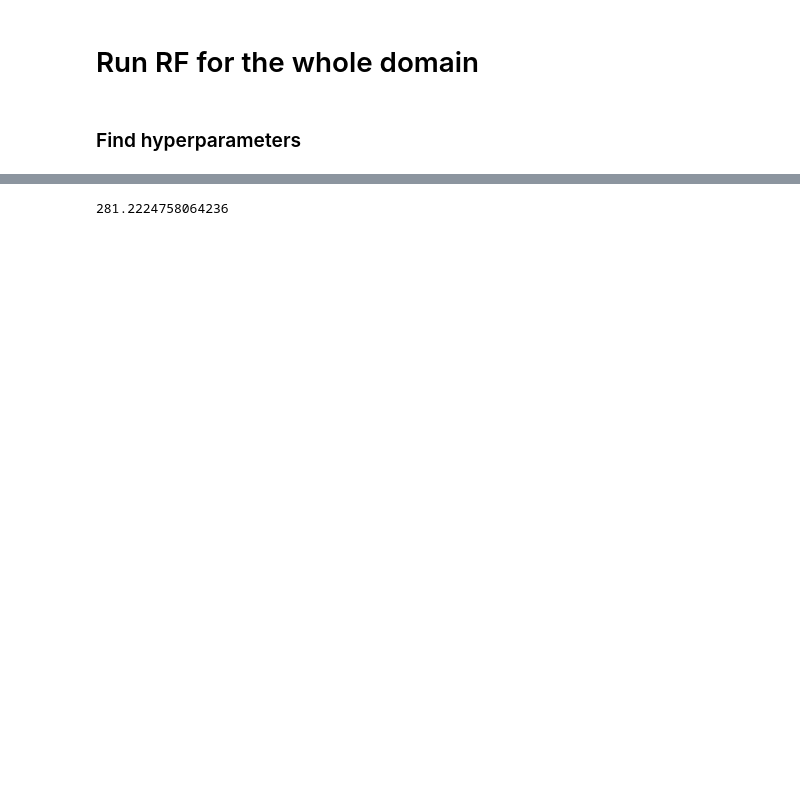
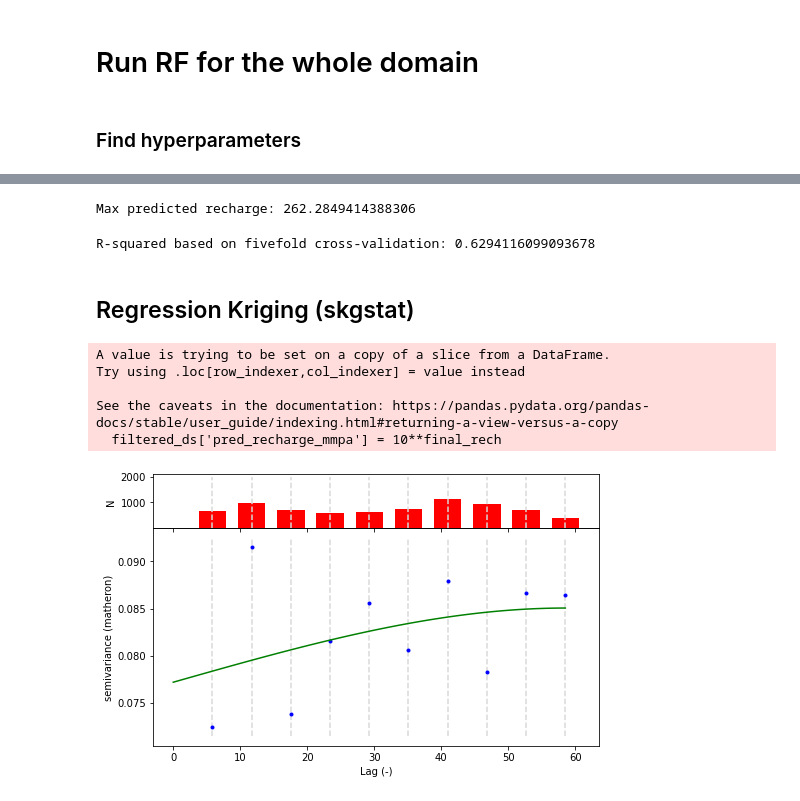
Before and after one commit to pazolka/rf-groundwater-recharge-africa, a Jupyter notebook: RF_map_01.ipynb, the cells around one changed output, grey strips where cells are left out. Drawn from its saved outputs; the diff is of its cells as text; code cells hidden in the pictures; blank space fills up the shorter version.

```diff
--- a/RF_map_01.ipynb
+++ b/RF_map_01.ipynb
@@ -110,4 +108,8 @@ coords, T0, out_shape = getAllCoordinates('High_res_data_01/NDVI_Afr_01.tif', gr
 # %%
+# get all coordinates of the smallest raster - workaround as rasters have slightly different shapes
+coords, T0, out_shape = getAllCoordinates('High_res_data_01/NDVI_Afr_01.tif', grid=0.1)
+coords_np = np.array([*coords])
+
 # read rasters
 pet_src = rasterio.open('High_res_data_01/LTA_PET_Afr_01.tif')
 p_src = rasterio.open('High_res_data_01/LTA_CHIRPS_clipped_01.tif')
@@ -131,7 +127,7 @@ KeyboardInterrupt:
 # combine predictors in a dataframe
 raw_ds = pd.DataFrame({'LTA_CHIRPS_mmpa': p_samples, 'LTA_PET_mm': pet_samples, 'Aridity': ai_samples,
                        'NDVI': ndvi_samples,
-                       'SM10_m3m3': sm_samples,
+                       'SM10_m3m3': sm_samples, 'Lat': coords_np[:,0], 'Lon': coords_np[:,1]
                       })
 
 # take rows with valid predictor data (land only)
@@ -140,14 +136,4 @@ filtered_ds = raw_ds[(raw_ds['LTA_CHIRPS_mmpa'] >= 0) & (raw_ds['LTA_PET_mm'] >=
                      & (raw_ds['SM10_m3m3'] > 0)]
 
 # convert dataframe to numpy array
-domain_features = np.array(filtered_ds)
-
-params = {'n_estimators': 2000,
-         'min_samples_split': 15,
-         'min_samples_leaf': 1,
-         'max_features': 'auto',
-         'max_depth': 60,
-         'bootstrap': True}
-
-# instantiate random forest model
-final_rf = RandomForestRegressor(**params, oob_score=True)
+domain_features = np.array(filtered_ds)[:,:-2]
@@ -154,4 +156,6 @@ final_rf = RandomForestRegressor(**params, oob_score=True)
 # %%
+# instantiate random forest model
+final_rf = RandomForestRegressor(**rf_random.best_params_, oob_score=True)
 # train the model on entire BGS dataset
 final_rf.fit(features[:,:-1], labels)
 # use the forest's predict method on the whole domain
@@ -195,4 +206,60 @@ Variable: LTA_PET_mm           Importance: 0.02
 # %%
-10**np.max(pred_recharge)
+print(f'Max predicted recharge: {10**np.max(pred_recharge)}')
 # %% [output]
-281.2224758064236
+Max predicted recharge: 262.2849414388306
+# %%
+# report R-squared based on fivefold cross validation
+print(f'R-squared based on fivefold cross-validation: {np.mean(cross_val_score(final_rf, features[:,:-1], labels, cv=5))}')
+# %% [output]
+R-squared based on fivefold cross-validation: 0.6294116099093678
+# %% [markdown]
+## Regression Kriging (skgstat)
+# %%
+import skgstat as skg
+import gstools as gs
+
+# coords of sample sites
+p = file.iloc[:, [-2,-3]].to_numpy()
+
+# instantiate random forest model
+final_rf = RandomForestRegressor(**rf_random.best_params_, oob_score=True)
+# train the model on entire BGS dataset
+final_rf.fit(features[:,:-1], labels)
+# use the forest's predict method on the whole domain
+pred_recharge = final_rf.predict(domain_features)
+# apply to training set again
+train_predictions = final_rf.predict(features[:,:-1])
+
+# calculate residuals
+residuals = train_predictions-labels
+# create variogram
+vg = skg.Variogram(p, residuals, maxlag=0.8, use_nugget=True)
+vg.plot()
+
+from skgstat import OrdinaryKriging
+ok = OrdinaryKriging(vg, min_points=5, max_points=20, mode='exact')
+krig_res = ok.transform(filtered_ds[['Lon']], filtered_ds[['Lat']])
+final_rech = pred_recharge + krig_res
+
+# merge with the features dataframe and back transform
+filtered_ds['pred_recharge_mmpa'] = 10**final_rech
+# fill gaps in the dataframe - revert to 0.1x0.1 grid
+reindx_ds = filtered_ds.reindex(range(len(raw_ds)), fill_value=-9999)
+recharge_grid = np.array(reindx_ds['pred_recharge_mmpa']).reshape(out_shape)
+
+# save to a raster
+# config
+out_meta = {'driver': 'GTiff', "dtype": 'float32', "height": recharge_grid.shape[0], "width": recharge_grid.shape[1],
+            "count": 1, "transform": T0, 'nodata': -9999, 'crs': rasterio.crs.CRS({"init": "epsg:4326"})}
+
+# save
+with rasterio.open("High_res_data_01/RK_RF_recharge_01.tif", "w", **out_meta) as dest:
+#with rasterio.open("High_res_data_01/RK_RF_recharge_01_zero.tif", "w", **out_meta) as dest:
+    dest.write(recharge_grid[np.newaxis, :, :])
+# %% [output]
+A value is trying to be set on a copy of a slice from a DataFrame.
+Try using .loc[row_indexer,col_indexer] = value instead
+
+See the caveats in the documentation: https://pandas.pydata.org/pandas-docs/stable/user_guide/indexing.html#returning-a-view-versus-a-copy
+  filtered_ds['pred_recharge_mmpa'] = 10**final_rech
+[figure, added]
```
Also changed, not shown: parts of 30 cells of this notebook, 11 other files.
